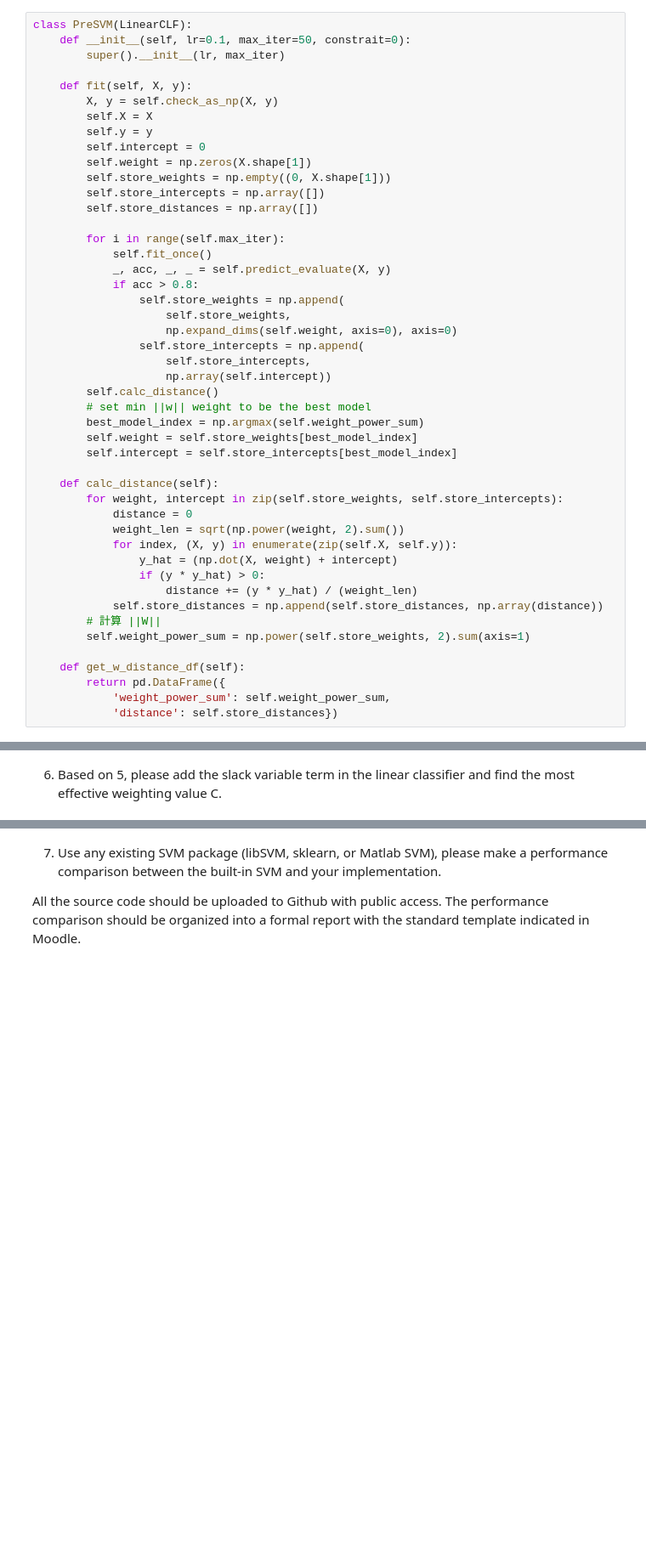
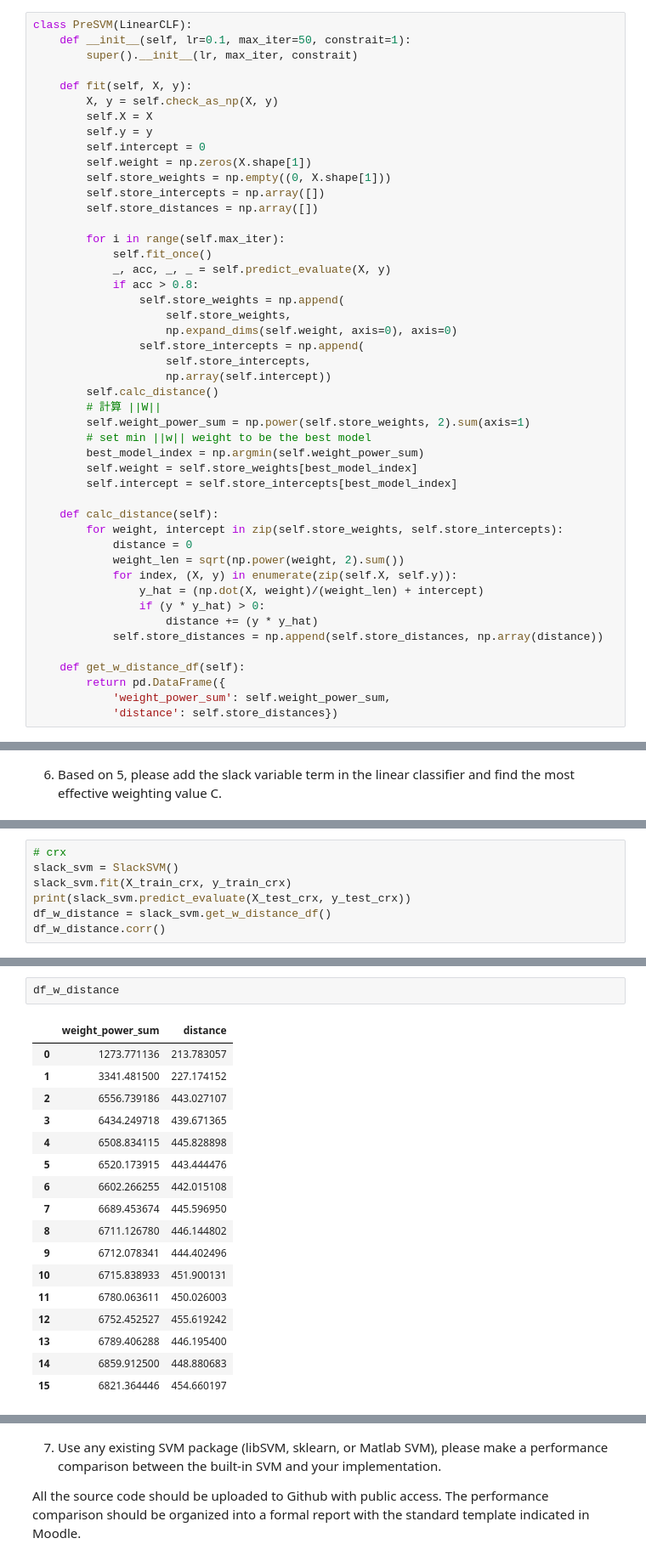
Before and after one commit to littlemilkwu/ds_ncku_machine_learning, a Jupyter notebook: assignment1/src/code.ipynb, the cells around one changed output, grey strips where cells are left out. Shown at 85% size. Cells and saved outputs as stored; diff of their text form; blank space fills up the shorter version.

Commit message:
update: fixed slack svm

```diff
--- a/assignment1/src/code.ipynb
+++ b/assignment1/src/code.ipynb
@@ -471,8 +444,8 @@ Recall    : 0.9344262295081968
 5. With minimizing the ||w||^2, it should drive the marginal to be maximized as well. Please implement the linear classifier with the minimum ||w||^2 property and verify whether the margin of this version is larger than that of the conventional linear classifier or not.
 # %%
 class PreSVM(LinearCLF):
-    def __init__(self, lr=0.1, max_iter=50, constrait=0):
-        super().__init__(lr, max_iter)
+    def __init__(self, lr=0.1, max_iter=50, constrait=1):
+        super().__init__(lr, max_iter, constrait)
 
     def fit(self, X, y):
         X, y = self.check_as_np(X, y)
@@ -495,8 +468,10 @@ class PreSVM(LinearCLF):
                     self.store_intercepts,
                     np.array(self.intercept))
         self.calc_distance()
+        # 計算 ||W||
+        self.weight_power_sum = np.power(self.store_weights, 2).sum(axis=1)
         # set min ||w|| weight to be the best model
-        best_model_index = np.argmax(self.weight_power_sum)
+        best_model_index = np.argmin(self.weight_power_sum)
         self.weight = self.store_weights[best_model_index]
         self.intercept = self.store_intercepts[best_model_index]
 
@@ -505,12 +480,10 @@ class PreSVM(LinearCLF):
             distance = 0
             weight_len = sqrt(np.power(weight, 2).sum())
             for index, (X, y) in enumerate(zip(self.X, self.y)):
-                y_hat = (np.dot(X, weight) + intercept)
+                y_hat = (np.dot(X, weight)/(weight_len) + intercept)
                 if (y * y_hat) > 0:
-                    distance += (y * y_hat) / (weight_len)
+                    distance += (y * y_hat)
             self.store_distances = np.append(self.store_distances, np.array(distance))
-        # 計算 ||W||
-        self.weight_power_sum = np.power(self.store_weights, 2).sum(axis=1)
 
     def get_w_distance_df(self):
         return pd.DataFrame({
@@ -594,0 +580,7 @@ df_w_distance.corr()
+# %%
+# crx
+slack_svm = SlackSVM()
+slack_svm.fit(X_train_crx, y_train_crx)
+print(slack_svm.predict_evaluate(X_test_crx, y_test_crx))
+df_w_distance = slack_svm.get_w_distance_df()
+df_w_distance.corr()
@@ -594,0 +595,20 @@ df_w_distance.corr()
+# %%
+df_w_distance
+# %% [output]
+|  | weight_power_sum | distance |
+| 0 | 1273.771136 | 213.783057 |
+| 1 | 3341.481500 | 227.174152 |
+| 2 | 6556.739186 | 443.027107 |
+| 3 | 6434.249718 | 439.671365 |
+| 4 | 6508.834115 | 445.828898 |
+| 5 | 6520.173915 | 443.444476 |
+| 6 | 6602.266255 | 442.015108 |
+| 7 | 6689.453674 | 445.596950 |
+| 8 | 6711.126780 | 446.144802 |
+| 9 | 6712.078341 | 444.402496 |
+| 10 | 6715.838933 | 451.900131 |
+| 11 | 6780.063611 | 450.026003 |
+| 12 | 6752.452527 | 455.619242 |
+| 13 | 6789.406288 | 446.195400 |
+| 14 | 6859.912500 | 448.880683 |
+| 15 | 6821.364446 | 454.660197 |
```
Also changed, not shown: parts of 16 cells of this notebook, 6 other files.
